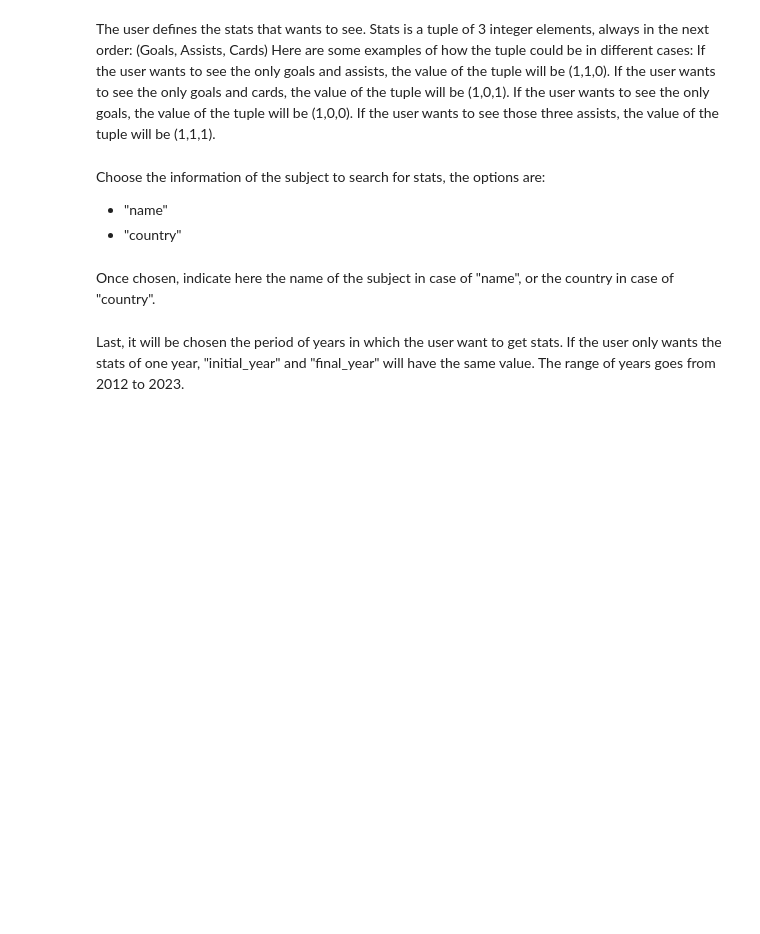
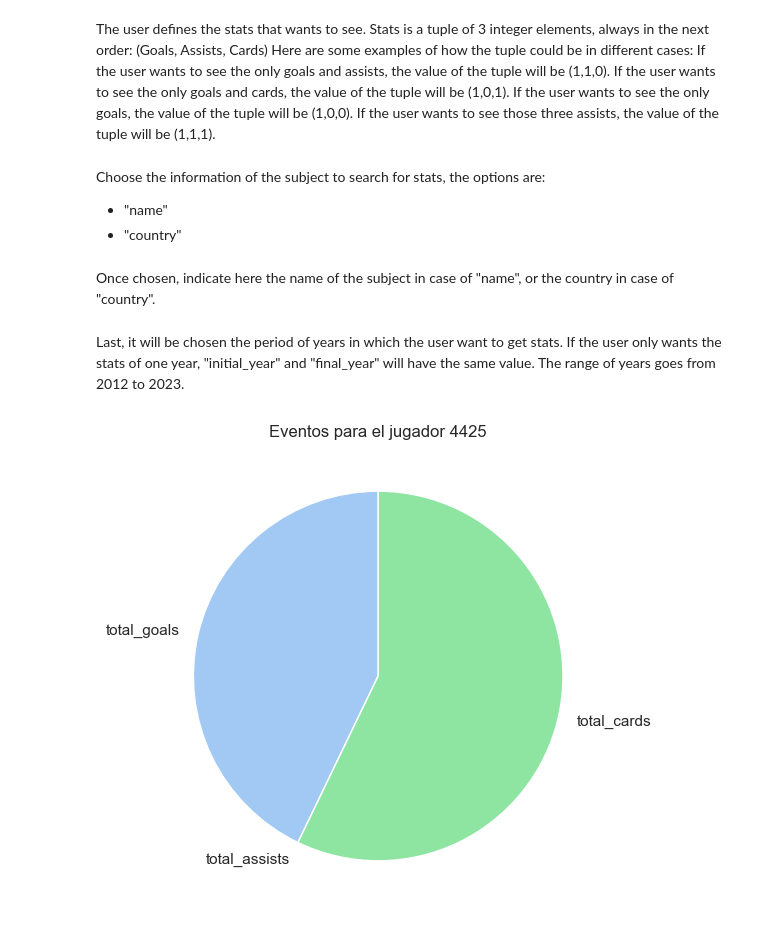
Before and after one commit to JavierBlancoGonzalez/IUM-6--Data_Analytics-Erasmus, a Jupyter notebook: Calcio.ipynb, the cells around one changed output. Drawn from its saved outputs; the diff is of its cells as text; code cells hidden in the pictures; blank space fills up the shorter version.

Commit message:
first plot

```diff
--- a/Calcio.ipynb
+++ b/Calcio.ipynb
@@ -108,3 +142,25 @@ Last, it will be chosen the period of years in which the user want to get stats.
 # %%
 initial_year = 2012
 final_year = 2020
+# %%
+# Datos de la variable 'result'
+result = [{'total_goals': 6, 'total_assists': 0, 'total_cards': 8, 'player_id': 4425}]
+
+# Extraer el diccionario de la lista
+data = result[0]
+player_id = data.get("player_id")
+data.pop('player_id', None)
+
+# Crear un DataFrame
+df = pd.DataFrame(list(data.items()), columns=['Event', 'Count'])
+
+# Configurar el estilo de seaborn
+sns.set(style="whitegrid")
+
+# Crear el gráfico de pie
+plt.figure(figsize=(8, 6))
+plt.pie(df['Count'], labels=df['Event'], startangle=90, colors=sns.color_palette('pastel'))
+plt.title(f"Eventos para el jugador {player_id}")
+plt.show()
+# %% [output]
+[figure, added]
```
Also changed, not shown: parts of 5 cells of this notebook.
